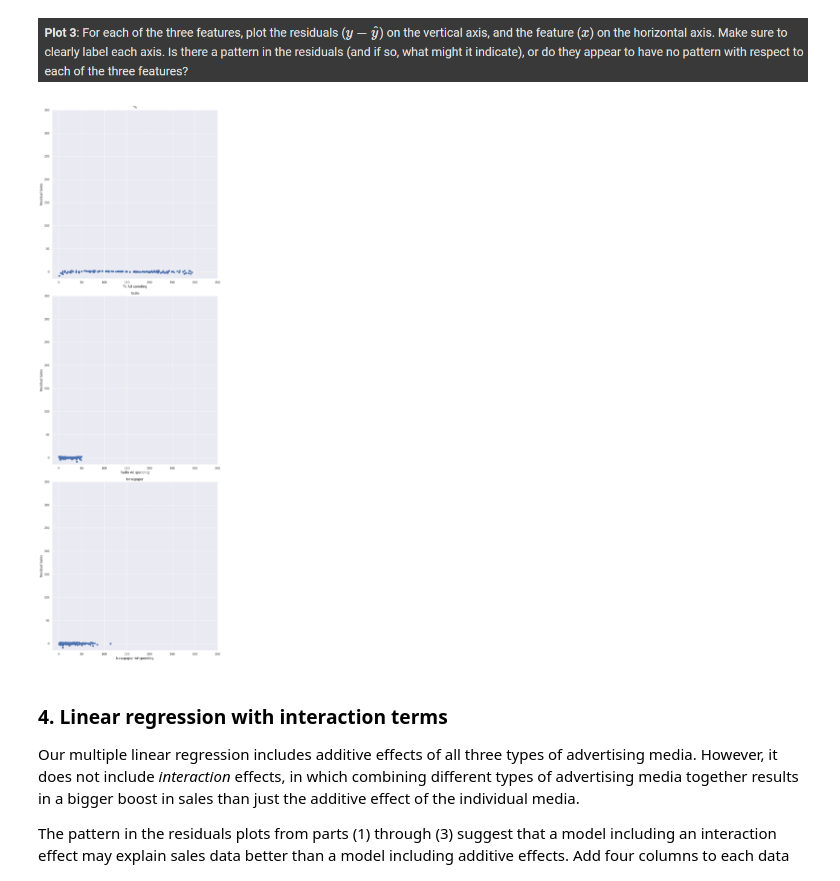
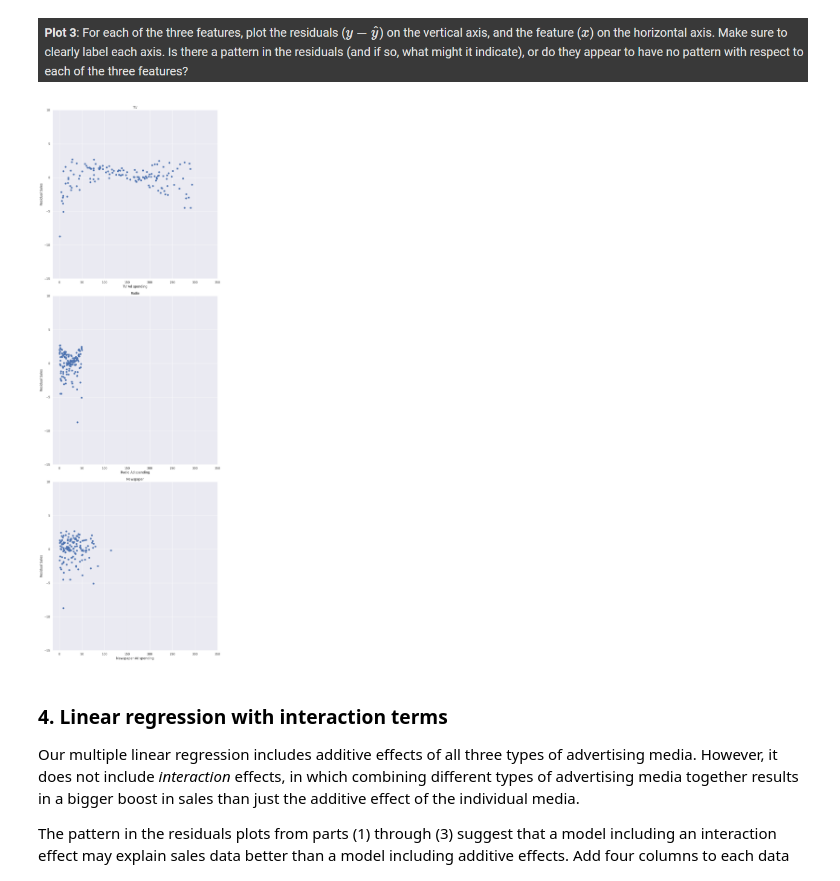
Before and after one commit to ZoeMcFife/5AHITM, a Jupyter notebook: INSY/Colab/#2024-11-28#/linear-regression.ipynb, the cells around one changed output. Drawn from its saved outputs; the diff is of its cells as text; code cells hidden in the pictures.

```diff
--- a/INSY/Colab/#2024-11-28#/linear-regression.ipynb
+++ b/INSY/Colab/#2024-11-28#/linear-regression.ipynb
@@ -466,24 +466,28 @@ plt.show()
 # %%
 fig, axes = plt.subplots(nrows=3, ncols=1, figsize=(10, 30))
 
 def plot_residual_vs_actual(ax, feature, y_true, y_pred, title):
     min_val = -15
     max_val = 350
     ax.scatter(feature, y_true - y_pred)
     ax.set_xlabel(title + " Ad spending")
     ax.set_ylabel("Residual Sales")
     ax.set_title(title)
     ax.set_xlim(min_val, max_val)
-    ax.set_ylim(min_val, max_val)
+    ax.set_ylim(min_val, 10)
 
 plot_residual_vs_actual(axes[0], train['TV'], train['sales'], y_pred_tr_multi, "TV")
 plot_residual_vs_actual(axes[1], train['radio'], train['sales'], y_pred_tr_multi, "Radio")
 plot_residual_vs_actual(axes[2], train['newspaper'], train['sales'], y_pred_tr_multi, "Newspaper")
 
 plt.tight_layout()
 plt.show()
+
+# Residuals are scattered around 0 for all three features
+# a slight curvature is noticable
+# problem might not be solvable with a linear regression
 # %% [output]
-[figure, old version]
+[figure, new version]
 # %% [markdown]
 ### 4. Linear regression with interaction terms
 
```
